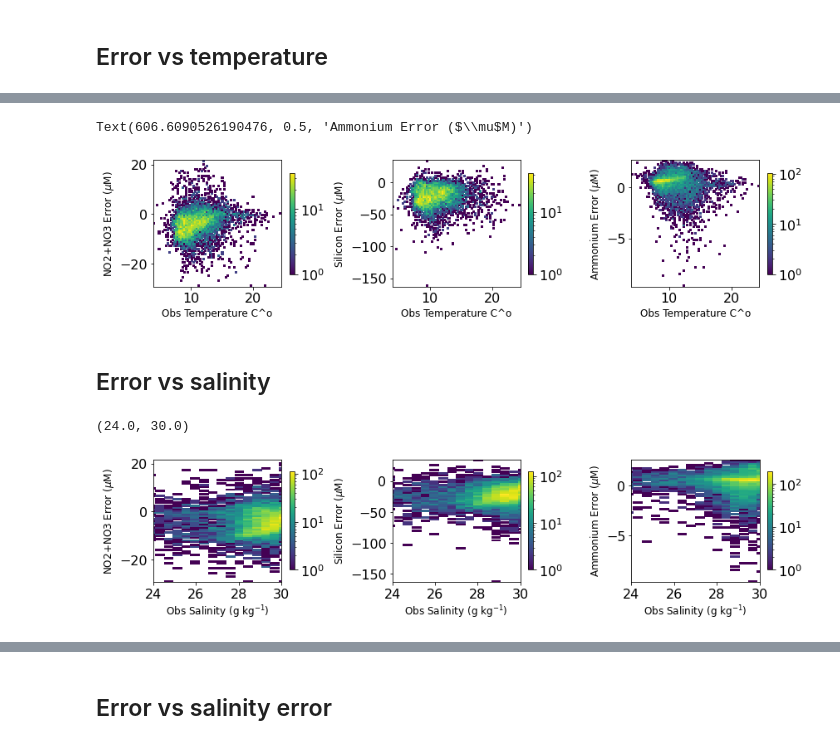
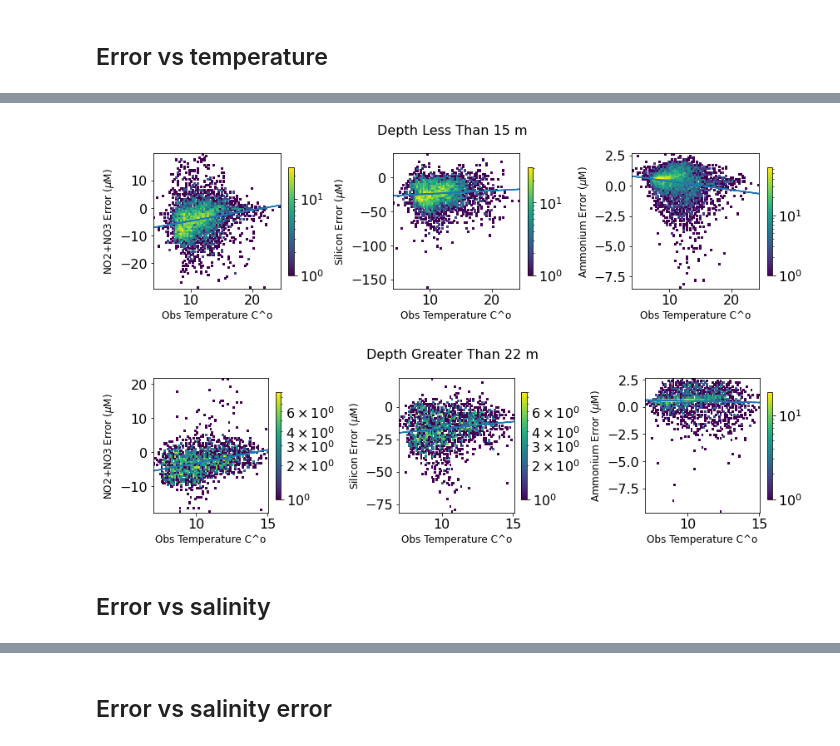
Before and after one commit to SalishSeaCast/analysis-keegan, a Jupyter notebook: notebooks/Evaluations/All_Years_Summaries/WADE_all_year_summary.ipynb, the cells around one changed output, grey strips where cells are left out. Cells and saved outputs as stored; diff of their text form; code cells hidden in the pictures.

Commit message:
added 2d hists to err_env plots to WADE_all_years

```diff
--- a/notebooks/Evaluations/All_Years_Summaries/WADE_all_year_summary.ipynb
+++ b/notebooks/Evaluations/All_Years_Summaries/WADE_all_year_summary.ipynb
@@ -470,39 +556,43 @@ def hist2d_err(ax,fig,df,envvar,modvar,obsvar):
 # %%
-fig,ax=plt.subplots(1,3,figsize=(12,3))
+envvar='CT'
+
+fig,ax=plt.subplots(1,3,figsize=(12,3.5))
 fig.subplots_adjust(wspace=.6)
-hist2d_err(ax[0],fig,data,'CT','mod_nitrate','NO23')
+
+for ind,obsvar,modvar in zip(range(3),obsvars,modvars):
+    hist2d_err(ax[ind],fig,data[data.Z <15],envvar,modvar,obsvar)
+    ket.err_corr_plot(ax[ind],data[data.Z <15],modvar,obsvar,envvar)
+
+
 ax[0].set_xlabel('Obs Temperature C^o',fontsize=12)
 ax[0].set_ylabel('NO2+NO3 Error ($\mu$M)',fontsize=12)
-
-hist2d_err(ax[1],fig,data,'CT','mod_silicon','Si')
 ax[1].set_xlabel('Obs Temperature C^o',fontsize=12)
 ax[1].set_ylabel('Silicon Error ($\mu$M)',fontsize=12)
-
-hist2d_err(ax[2],fig,data,'CT','mod_ammonium','Amm')
 ax[2].set_xlabel('Obs Temperature C^o',fontsize=12)
 ax[2].set_ylabel('Ammonium Error ($\mu$M)',fontsize=12)
+
+fig.suptitle('Depth Less Than 15 m')
+plt.tight_layout()
+
+fig,ax=plt.subplots(1,3,figsize=(12,3.5))
+fig.subplots_adjust(wspace=.6)
+
+for ind,obsvar,modvar in zip(range(3),obsvars,modvars):
+    hist2d_err(ax[ind],fig,data[data.Z >22],envvar,modvar,obsvar)
+    ket.err_corr_plot(ax[ind],data[data.Z >22],modvar,obsvar,envvar)
+
+
+ax[0].set_xlabel('Obs Temperature C^o',fontsize=12)
+ax[0].set_ylabel('NO2+NO3 Error ($\mu$M)',fontsize=12)
+ax[1].set_xlabel('Obs Temperature C^o',fontsize=12)
+ax[1].set_ylabel('Silicon Error ($\mu$M)',fontsize=12)
+ax[2].set_xlabel('Obs Temperature C^o',fontsize=12)
+ax[2].set_ylabel('Ammonium Error ($\mu$M)',fontsize=12)
+
+fig.suptitle('Depth Greater Than 22 m')
+plt.tight_layout()
 # %% [output]
-Text(606.6090526190476, 0.5, 'Ammonium Error ($\\mu$M)')
-[figure, old version]
+[figure, new version]
+[figure, added]
 # %% [markdown]
 ## Error vs salinity
-# %%
-fig,ax=plt.subplots(1,3,figsize=(12,3))
-fig.subplots_adjust(wspace=.6)
-hist2d_err(ax[0],fig,data,'SA','mod_nitrate','NO23')
-ax[0].set_xlabel('Obs Salinity (g kg$^{-1}$)',fontsize=12)
-ax[0].set_ylabel('NO2+NO3 Error ($\mu$M)',fontsize=12)
-ax[0].set_xlim((24,30))
-
-hist2d_err(ax[1],fig,data,'SA','mod_silicon','Si')
-ax[1].set_xlabel('Obs Salinity (g kg$^{-1}$)',fontsize=12)
-ax[1].set_ylabel('Silicon Error ($\mu$M)',fontsize=12)
-ax[1].set_xlim((24,30))
-
-hist2d_err(ax[2],fig,data,'SA','mod_ammonium','Amm')
-ax[2].set_xlabel('Obs Salinity (g kg$^{-1}$)',fontsize=12)
-ax[2].set_ylabel('Ammonium Error ($\mu$M)',fontsize=12)
-ax[2].set_xlim((24,30))
-# %% [output]
-(24.0, 30.0)
-[figure, removed]
```
Also changed, not shown: parts of 16 cells of this notebook, 1 other file.
